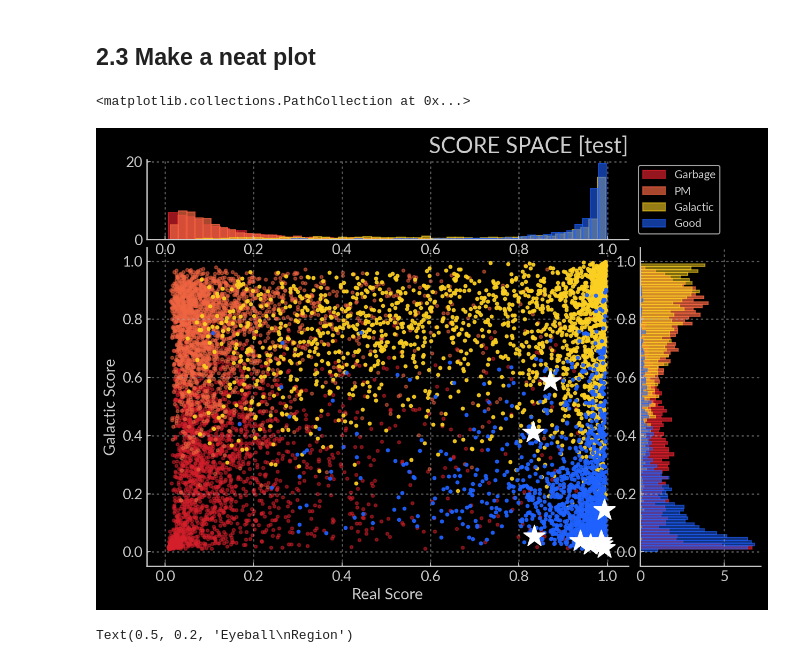
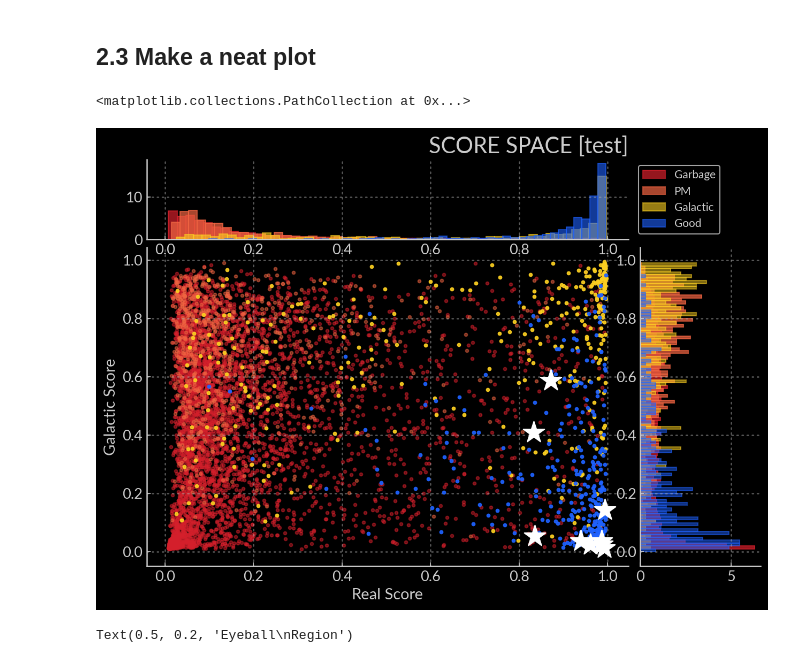
Before and after one commit to HeloiseS/Crabby, a Jupyter notebook: Key_transients.ipynb, the cells around one changed output. Saved outputs shown, nothing was run; the diff lists cells and outputs as text; code cells hidden in the pictures.

```diff
--- a/Key_transients.ipynb
+++ b/Key_transients.ipynb
@@ -371,7 +364,7 @@ gal_pred_TRAIN = gal_scorer_DAY1.predict_proba(X_train_DAY1).T[1]
 # %%
-REAL_PRED = real_pred_TRAIN
-GAL_PRED = gal_pred_TRAIN
-Y = y_train_DAY1
+REAL_PRED = real_pred_TEST
+GAL_PRED = gal_pred_TEST
+Y = y_test_unbalanced_DAY1
 
 
 TITLE = "SCORE SPACE [test]"
@@ -462,34 +455,34 @@ __ = ax_right.hist(GAL_PRED[mask_garbage], bins=np.arange(0,1,0.01), orientation
 __ = ax_right.hist(GAL_PRED[mask_pm], bins=np.arange(0,1,0.01),  orientation='horizontal',
                  color=vra_colors['orange'],
                  edgecolor=vra_colors['orange'],
                  alpha=0.7,
              density=True
            )
 
 __ = ax_right.hist(GAL_PRED[mask_galactic], bins=np.arange(0,1,0.01),  orientation='horizontal',
                  color=vra_colors['yellow'],
                  edgecolor=vra_colors['yellow'],
                  alpha=0.5,
              density=True
            )
 
 __ = ax_right.hist(GAL_PRED[mask_good], bins=np.arange(0,1,0.01),  orientation='horizontal',
                  color=vra_colors['blue'],
                  edgecolor=vra_colors['blue'],
                  alpha=0.5,
              density=True
            )
 
 #### TITLE
 ax_top.set_title(TITLE, loc='right', fontsize=20)
 
 ax_top.legend(bbox_to_anchor=[1.01, 1.0, 0.0, 0.0])
 
 
 ax_main.scatter(real_scores, gal_scores, marker ='*', color='w', zorder=1000, s=400)
 # %% [output]
 <matplotlib.collections.PathCollection at 0x...>
-[figure, old version]
+[figure, new version]
 # %%
 REAL_PRED = real_pred_TEST
 GAL_PRED = gal_pred_TEST
```
Also changed, not shown: parts of 5 cells of this notebook.
